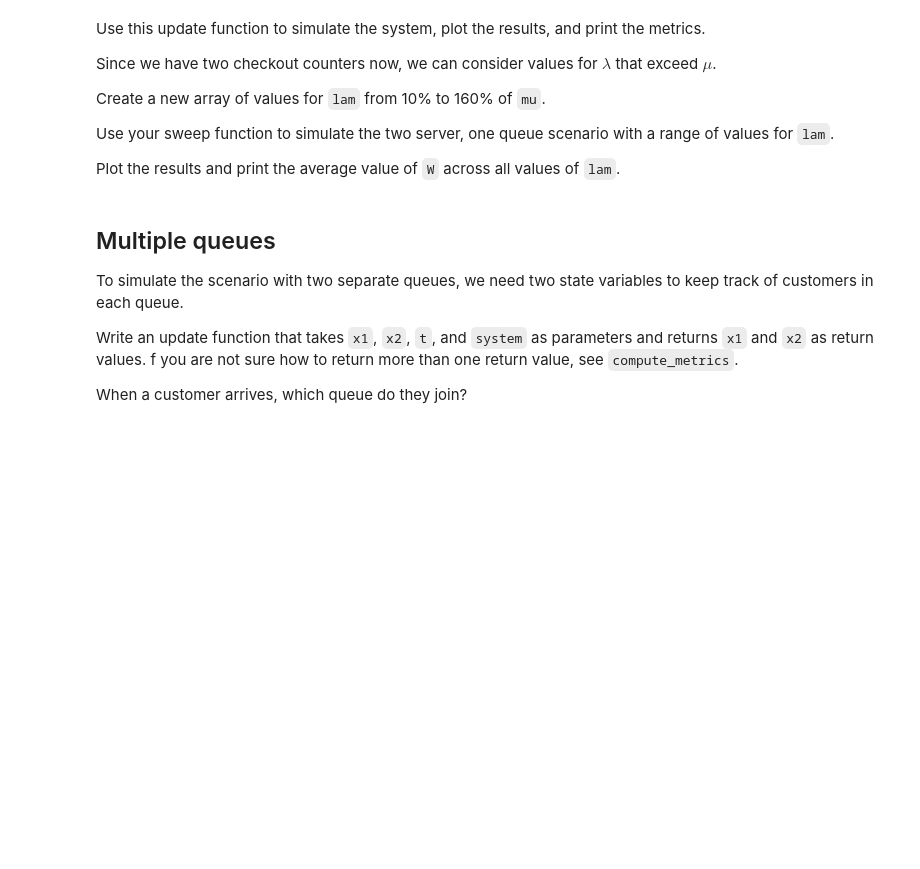
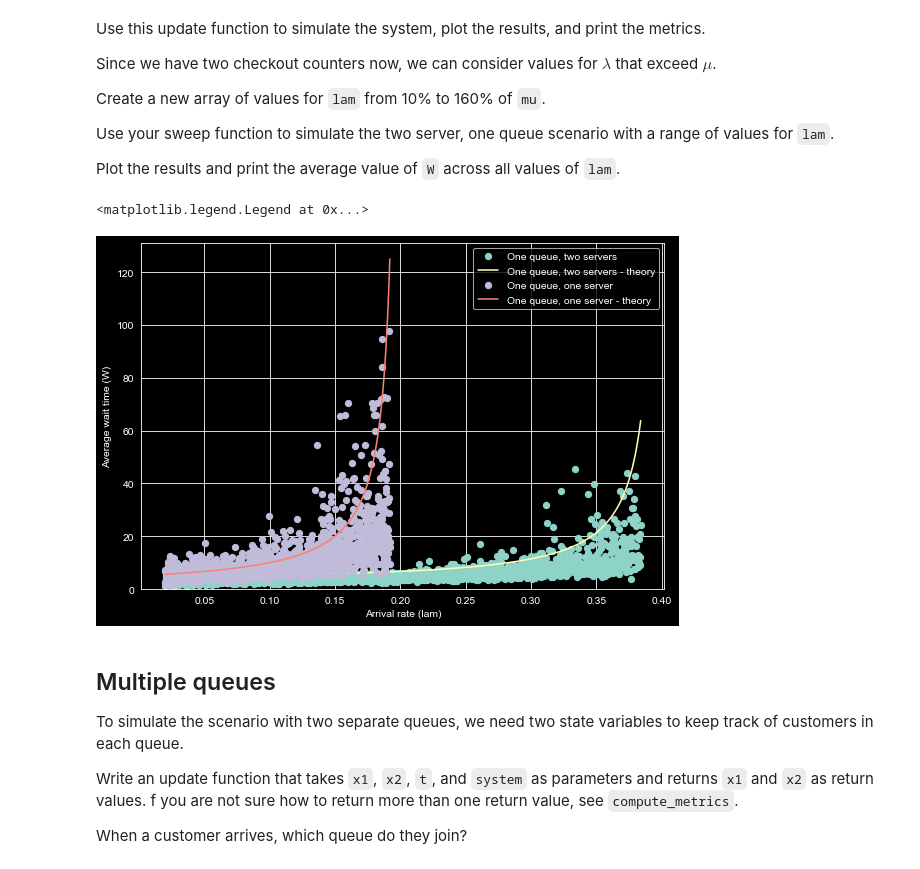
Before and after one commit to brash99/phys441, a Jupyter notebook: JupyterNotebooks/Week9and10/queue.ipynb, the cells around one changed output. Saved outputs shown, nothing was run; the diff lists cells and outputs as text; code cells hidden in the pictures; blank space fills up the shorter version.

```diff
--- a/JupyterNotebooks/Week9and10/queue.ipynb
+++ b/JupyterNotebooks/Week9and10/queue.ipynb
@@ -261,16 +306,21 @@ Use your sweep function to simulate the two server, one queue scenario with a ra
 
 Plot the results and print the average value of `W` across all values of `lam`.
 # %%
-lam_array_one_queue_two_servers = np.linspace(0.1*system.mu, 1.6*system.mu, nbins)
-sweep_one_queue_two_servers = sweep_lambda(lam_array_one_queue_two_servers, system.mu, update_one_queue_two_servers)
+n_queues = 2
+lam_array_one_queue_two_servers = np.linspace(0.1*system.mu, 2*upper_percentage*system.mu, nbins)
+sweep_one_queue_two_servers, sweep_one_queue_two_servers_th = sweep_lambda(lam_array_one_queue_two_servers, system.mu, update_one_queue_two_servers)
 # %%
 sweep_one_queue_two_servers.plot(style='o', label='One queue, two servers')
+sweep_one_queue_two_servers_th.plot(style='-', label='One queue, two servers - theory')
 sweep.plot(style='o', label='One queue, one server')
-plot_W(lam_array, system.mu)
+sweep_th.plot(style='-', label='One queue, one server - theory')
 plt.xlabel('Arrival rate (lam)')
 plt.ylabel('Average wait time (W)')
 plt.ylim(0)
 plt.legend()
+# %% [output]
+<matplotlib.legend.Legend at 0x...>
+[figure, added]
 # %%
 # Solution goes here
 # %%
```
Also changed, not shown: parts of 16 cells of this notebook, 6 other files.
